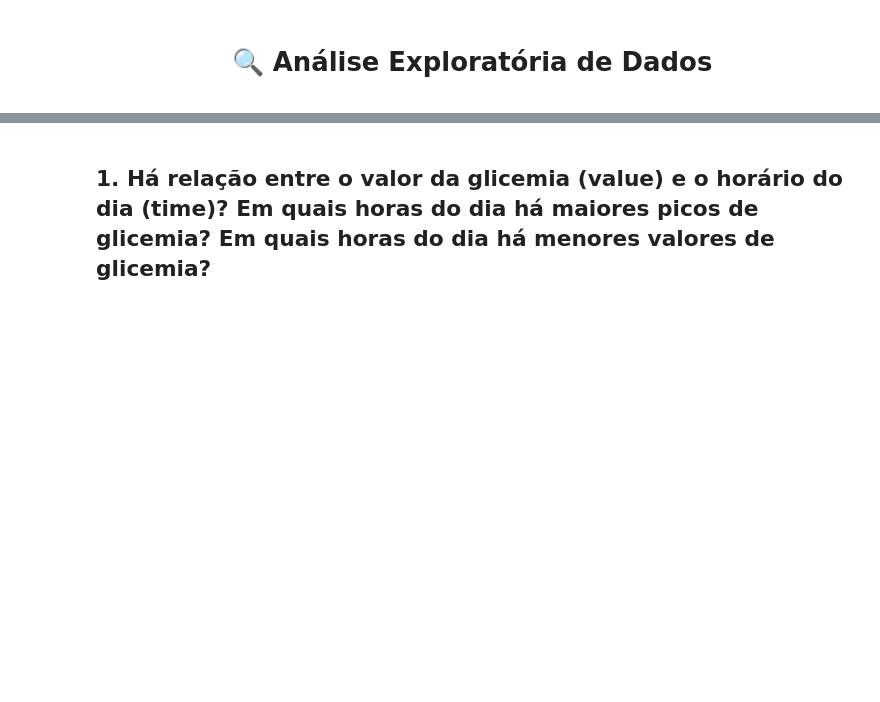
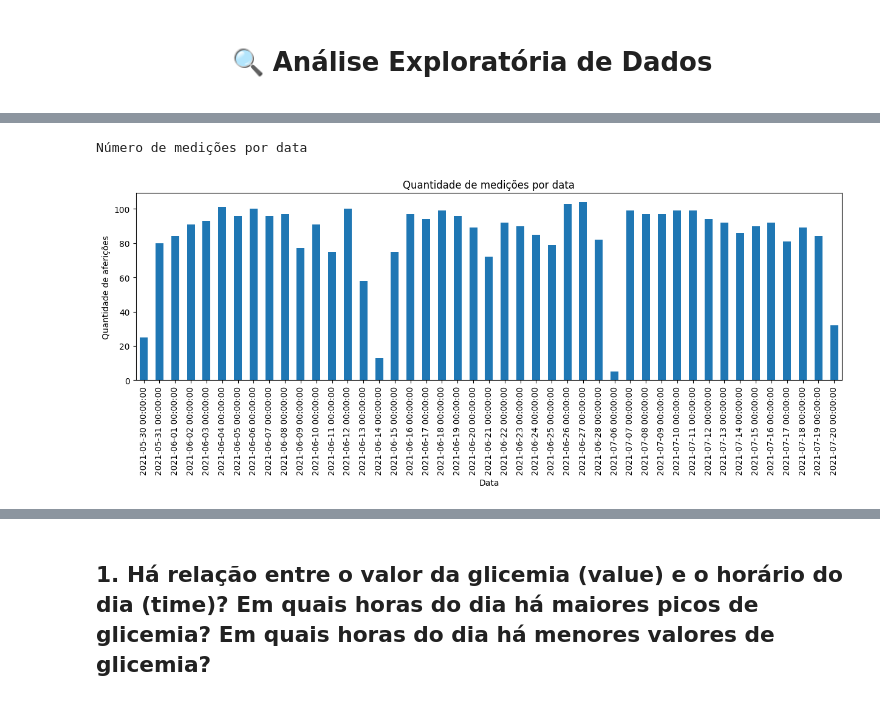
Before and after one commit to teco-insights/continuous-glucose-monitoring, a Jupyter notebook: continuous_glucose_monitoring1.ipynb, the cells around one changed output, grey strips where cells are left out. Cells and saved outputs as stored; diff of their text form; code cells hidden in the pictures; blank space fills up the shorter version.

```diff
--- a/continuous_glucose_monitoring1.ipynb
+++ b/continuous_glucose_monitoring1.ipynb
@@ -403,0 +367,9 @@ plt.xlabel('Dia da semana')
+# %%
+print('Número de medições por data')
+df_raw.groupby('date').size().plot(kind='bar', figsize=(15, 4), title='Quantidade de medições por data')
+plt.ylabel('Quantidade de aferições')
+plt.xlabel('Data')
+plt.show()
+# %% [output]
+Número de medições por data
+[figure, added]
```
Also changed, not shown: parts of 36 cells of this notebook, 2 other files.
